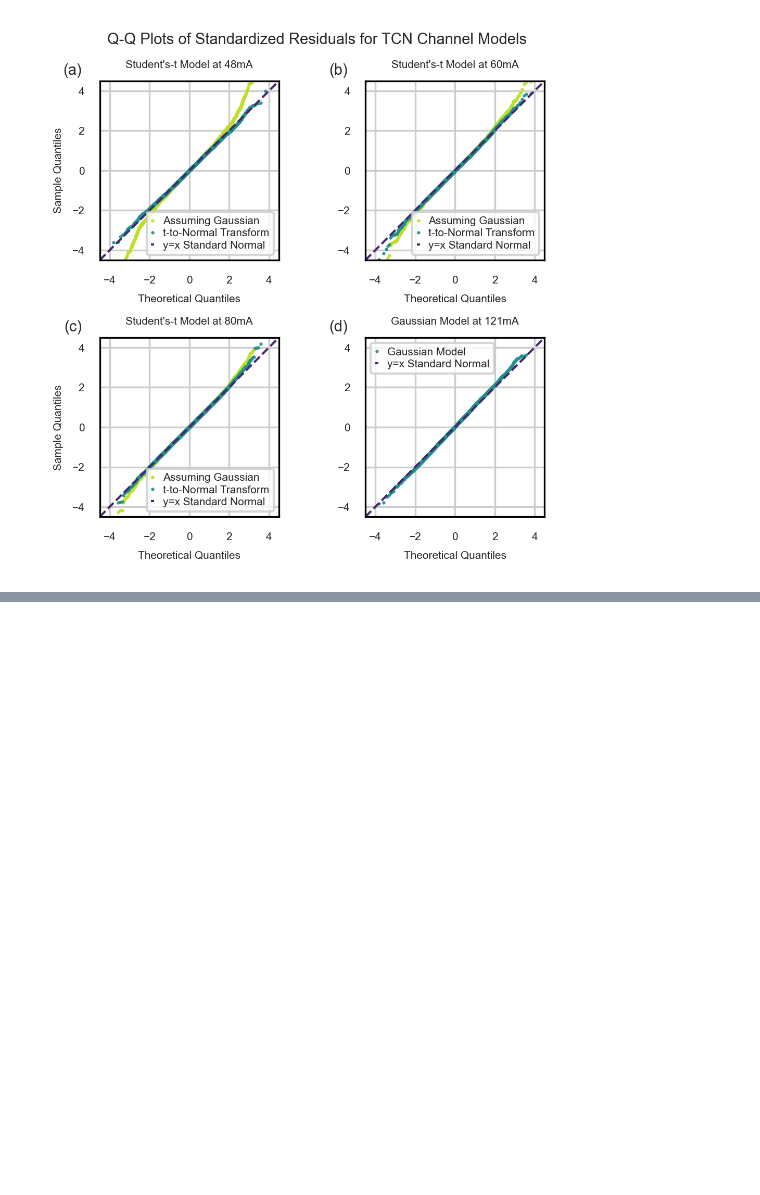
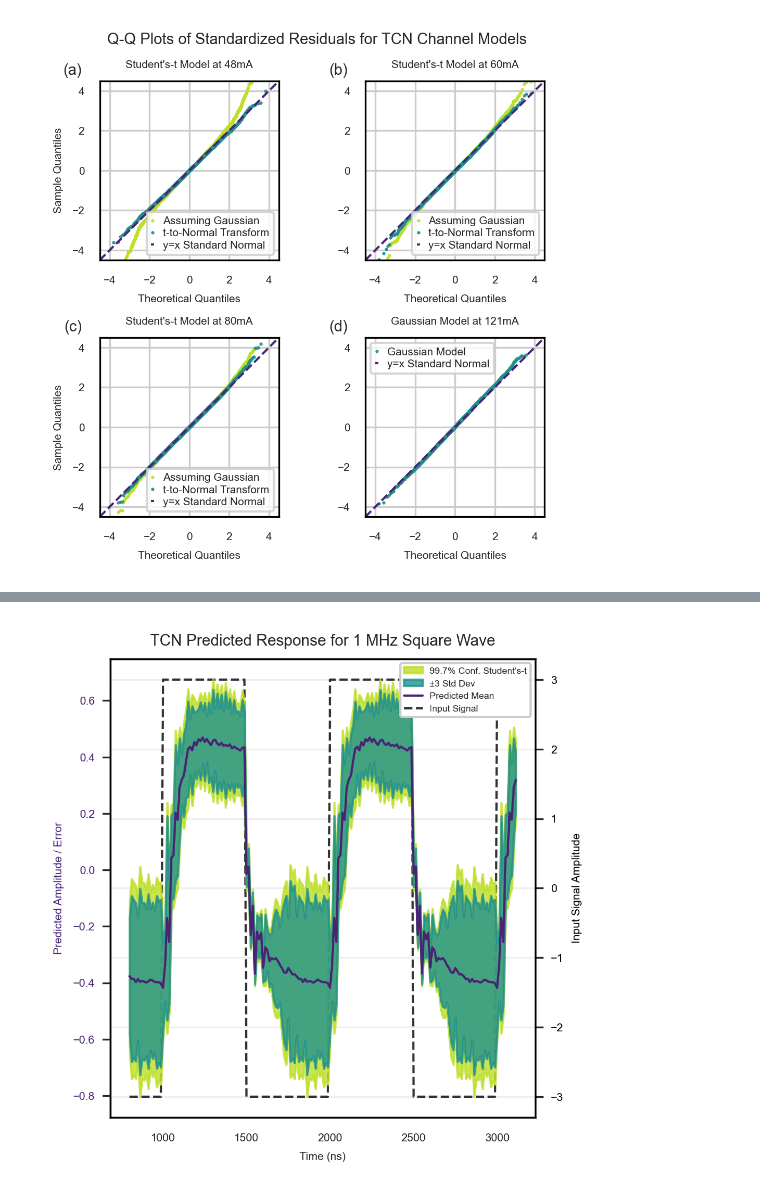
Before and after one commit to UW-Photonics-Lab/prob_tcn_for_LED, a Jupyter notebook: notebooks/make_figures.ipynb, the cells around one changed output, grey strips where cells are left out. Drawn from its saved outputs; the diff is of its cells as text; code cells hidden in the pictures; blank space fills up the shorter version.

```diff
--- a/notebooks/make_figures.ipynb
+++ b/notebooks/make_figures.ipynb
@@ -1047,3 +1083,96 @@ Loading from ../models\channel_models\happy-sweep-40\channel_model_final.pth
 Loading from ../models\channel_models\classic-sweep-27\channel_model_final.pth
 Loading from ../models\channel_models\rural-sweep-18\channel_model_final.pth
 [figure]
+# %%
+# Visual demonstration of the dynamic predicted mean/std over time
+ts = torch.linspace(0, 1, 8000)
+def freq_t(t):
+    return (30) + (729) * t
+window = [receptive_field, 250]
+example_tcn, _ = load_runs_final_artifact(models['48mA']['tcn_channel'], DEVICE, model_type='channel')
+
+seconds_per_sample = 1e-4 / 8000  # 0.1 ms over 8000 samples
+nano_seconds_per_sample = seconds_per_sample * 1e9
+fs = 1 / seconds_per_sample  # Sampling frequency in Hz
+sample_times_in_ns = torch.arange(0, len(ts)) * nano_seconds_per_sample
+
+# Square wave pulse train
+pulse_freq = 100
+x_test = torch.sign(torch.sin(2 * torch.pi * pulse_freq * ts))
+
+min_amplitude = -3
+max_amplitude = 3
+
+x_test = ((x_test.to(DEVICE) + 1.0) / 2.0) * (max_amplitude - min_amplitude) + min_amplitude
+x_test = x_test.unsqueeze(0)
+
+with torch.no_grad():
+    noisy_y_pred, y_pred_mean, y_pred_std, nu = example_tcn(x_test)
+    y_pred_mean = y_pred_mean.squeeze(0).cpu()
+    y_pred_std = y_pred_std.squeeze(0).cpu()
+
+receptive_field = example_tcn.receptive_field
+
+
+
+fig, ax1 = plt.subplots(figsize=(fig_width, fig_height))
+
+tail_low, tail_high = stats.t.interval(0.997, nu.squeeze().cpu().numpy(),
+                                       loc=y_pred_mean.numpy(),
+                                       scale=y_pred_std.numpy())
+# Plot the Heavy Tails (Student's-t)
+ax1.fill_between(
+    sample_times_in_ns[window[0]:window[1]],
+    tail_low[window[0]:window[1]],
+    tail_high[window[0]:window[1]],
+    color=cmap(0.9), alpha=0.8, label="99.7% Conf. Student's-t"
+)
+
+# Plot Gaussian Core (±3 Std Dev)
+ax1.fill_between(
+    sample_times_in_ns[window[0]:window[1]],
+    (y_pred_mean - 3 * y_pred_std)[window[0]:window[1]],
+    (y_pred_mean + 3 * y_pred_std)[window[0]:window[1]],
+    color=cmap(0.5), alpha=0.8, label='±3 Std Dev'
+)
+
+# Plot Predicted Mean
+line1, = ax1.plot(sample_times_in_ns[window[0]:window[1]],
+                  y_pred_mean[window[0]:window[1]],
+                  label='Predicted Mean', color=cmap(0.1))
+
+ax1.set_xlabel("Time (ns)")
+ax1.set_ylabel("Predicted Amplitude / Error", color=cmap(0.1))
+ax1.tick_params(axis='y', labelcolor=cmap(0.1))
+ax1.grid(True, alpha=0.8, zorder=0)
+ax1.set_zorder(1)
+ax1.patch.set_visible(False)
+ax1.set_axisbelow(True)
+
+
+ax1.grid(False)
+ax1.set_zorder(1)
+ax1.patch.set_visible(False)
+
+ax2 = ax1.twinx()
+ax2.set_zorder(0)
+
+ax2.grid(True, alpha=0.3)
+ax2.set_axisbelow(True)
+line2, = ax2.plot(sample_times_in_ns[window[0]:window[1]],
+                  x_test.squeeze(0).cpu()[window[0]:window[1]],
+                  label='Input Signal', color='black', linestyle='--', alpha=0.8)
+
+ax2.set_ylabel("Input Signal Amplitude", color='black')
+ax2.tick_params(axis='y', labelcolor='black')
+
+h1, l1 = ax1.get_legend_handles_labels()
+h2, l2 = ax2.get_legend_handles_labels()
+
+# Combine them and place in a single legend box
+ax1.legend(h1 + h2, l1 + l2, loc='upper right', frameon=True, fontsize='small', framealpha=1, facecolor='white').set_zorder(10)
+
+plt.title("TCN Predicted Response for 1 MHz Square Wave")
+fig.tight_layout()
+plt.show()
+# %% [output]
@@ -1049,0 +1180 @@ Loading from ../models\channel_models\rural-sweep-18\channel_model_final.pth
+[figure, added]
```
Also changed, not shown: parts of 5 cells of this notebook, 7 other files.
